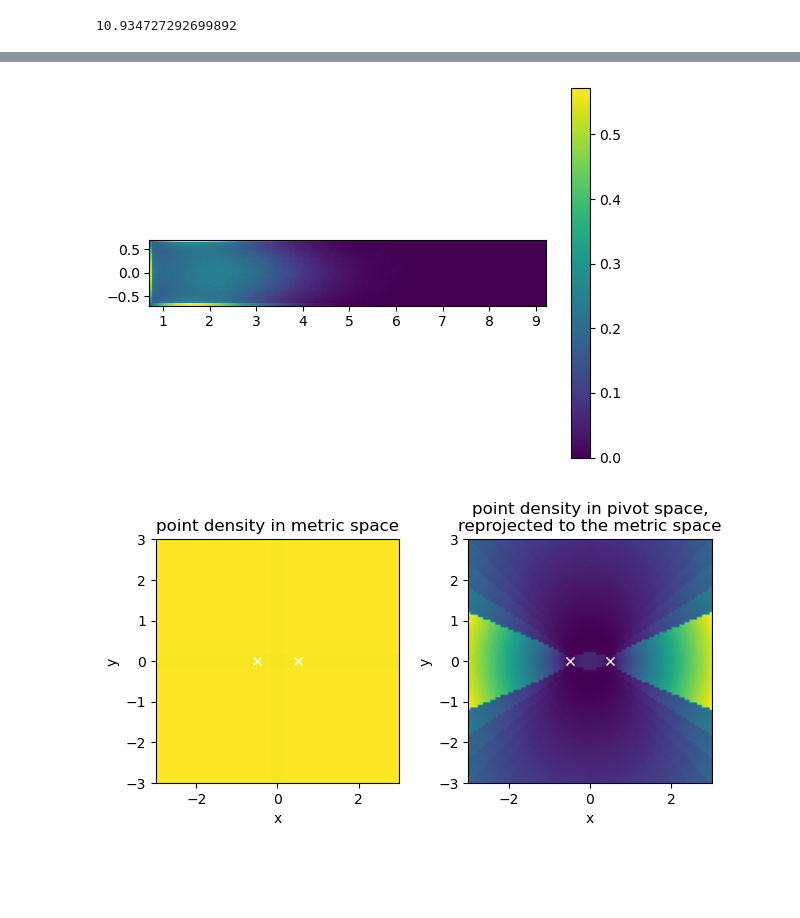
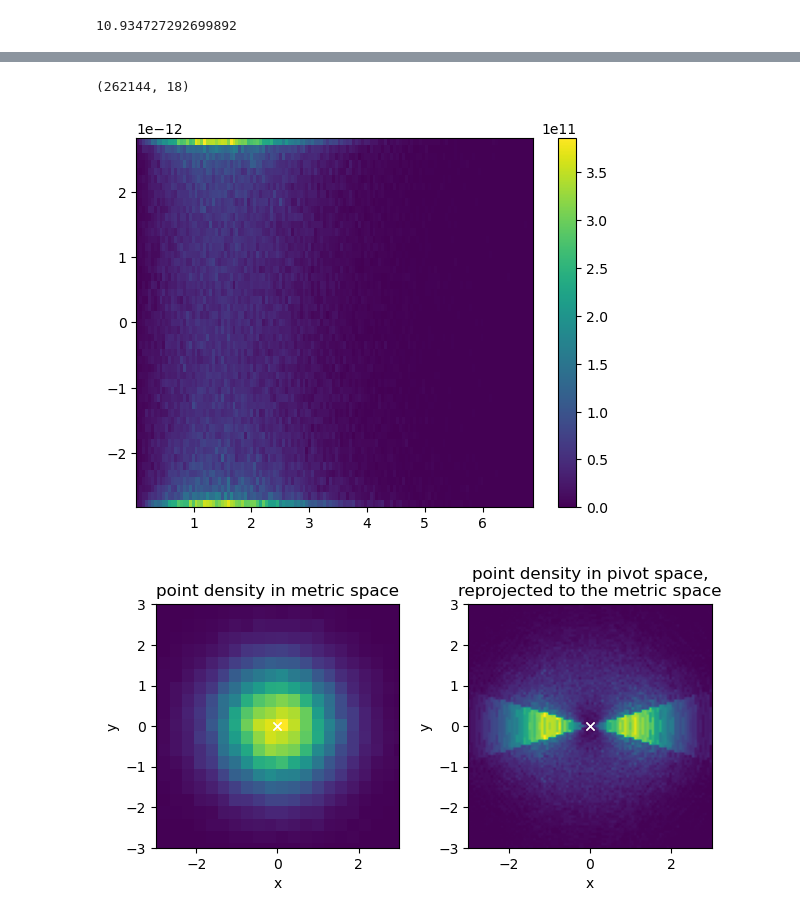
Before and after one commit to DimensionalScoop/metric_spaces, a Jupyter notebook: exploration/density-grid.ipynb, the cells around one changed output, grey strips where cells are left out. Saved outputs shown, nothing was run; the diff lists cells and outputs as text; code cells hidden in the pictures; blank space fills up the shorter version.

```diff
--- a/exploration/density-grid.ipynb
+++ b/exploration/density-grid.ipynb
@@ -124,23 +120,30 @@ sns.histplot(all_dists)
+# %%
+points.shape
+# %% [output]
+(262144, 18)
 # %%
+transform = PivotSpace(metric.Euclid(), pivots = np.asarray([[-2e-12,0], [2e-12,0]]))
+
+points = stats.multivariate_normal(mean=[0,0]).rvs(100_000)
 points_piv = transform.transform_points(points)
 points_rp = transform.rectify(points_piv)
 
 def binspace(vals, bin_length = 0.05):
     """generates bin edges that are guaranteed to be between vals.min and vals.max
     The actual bin_length can be off by a little bit to accomplish this."""
     space = vals.max() - vals.min()
     steps = int(space / bin_length)
     return np.linspace(vals.min(), vals.max()+1e-6, steps)
 
-bins = binspace(points_rp[:,0]), binspace(points_rp[:,1])
+bins = binspace(points_rp[:,0]), np.linspace(min(points_rp[:,1]), max(points_rp[:,1]), 50)
 
 
 plt.hist2d(*points_rp.T, bins=bins, density=True) #, norm=mpl.colors.LogNorm());
 plt.colorbar()
-plt.gca().set_aspect('equal')
+#plt.gca().set_aspect('equal')
 plt.show()
 # %% [output]
-[figure, old version]
+[figure, new version]
 # %%
 counts, xedges, yedges = np.histogram2d(*points_rp.T, bins=bins)
 
@@ -194,6 +197,6 @@ plt.imshow(
 )
 plot_config()
 # %% [output]
-[figure, old version]
+[figure, new version]
 # %%
 n = 20
```
Also changed, not shown: parts of 12 cells of this notebook, 5 other files.
